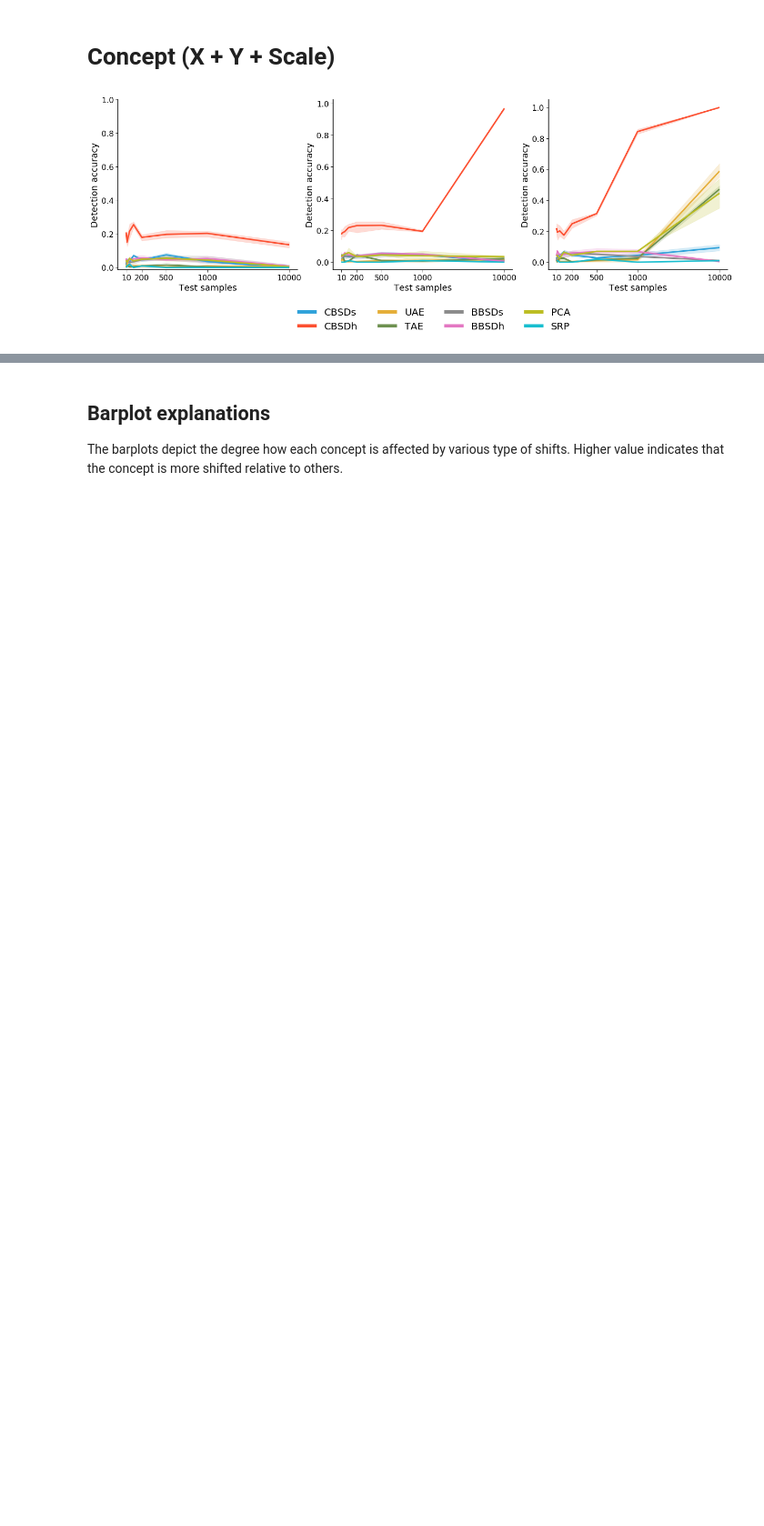
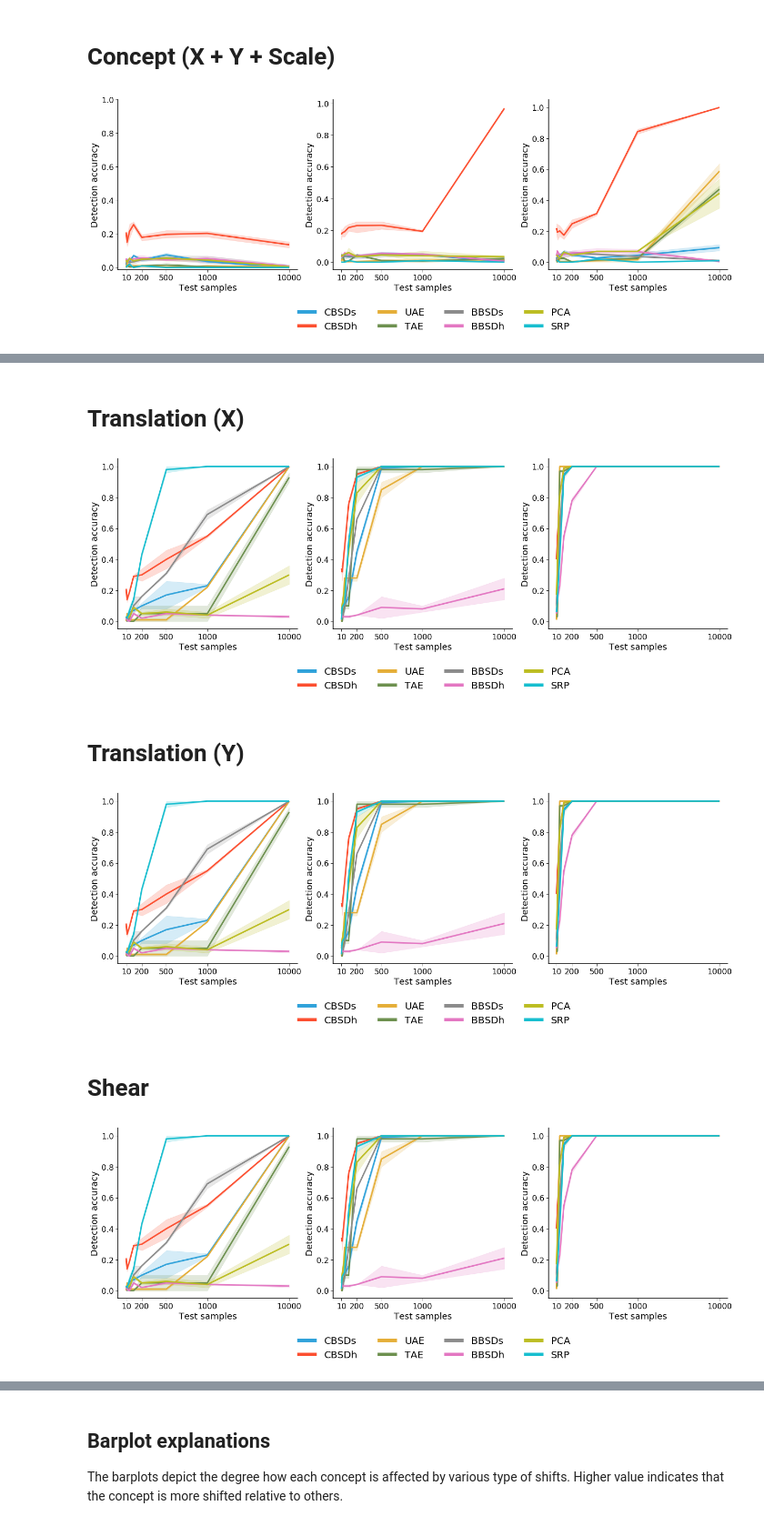
Before and after one commit to maleakhiw/explaining-dataset-shifts, a Jupyter notebook: experiments/dSprites/label_classifier_results_task1.ipynb, the cells around one changed output, grey strips where cells are left out. Shown at 91% size. Drawn from its saved outputs; the diff is of its cells as text; code cells hidden in the pictures; blank space fills up the shorter version.

Commit message:
show results in task 1

```diff
--- a/experiments/dSprites/label_classifier_results_task1.ipynb
+++ b/experiments/dSprites/label_classifier_results_task1.ipynb
@@ -189,0 +255,5 @@ for shift in list_shifts[4:7]:
+# %%
+list_dict_results = []
+for shift_str in list_shift_str[10:13]:
+    for label in list_labels:
+        list_dict_results.append(load_result(shift_str, label, False))
@@ -189,0 +278,4 @@ for shift in list_shifts[4:7]:
+# %%
+for shift in list_shifts[10:13]:
+    display(Markdown(f"# {shift}"))
+    summary_tables(list_dict_results, list_labels, list_is_concepts)
@@ -193,12 +311,14 @@ for shift in list_shifts[4:7]:
 The figures plot how detection accuracy changes over different test (real-world) samples provided to each shift detector method. We compare performances of various methods.
 # %%
 list_shifts = ["Knockout", "Concept (Scale)", "Concept (Shape + Scale)",
-              "Concept (X)", "Concept (Y)", "Concept (X + Y)", "Concept (X + Y + Scale)"]
+              "Concept (X)", "Concept (Y)", "Concept (X + Y)", "Concept (X + Y + Scale)",
+              "Translation (X)", "Translation (Y)", "Shear", "Zoom", "Rotation", "All"]
 list_labels = ["CBSDs", "CBSDh", "UAE", "TAE",
               "BBSDs", "BBSDh", "PCA", "SRP"]
 list_is_concepts = [True, True, False, False,
                    False, False, False, False]
-list_shift_str = ["ko", "scale", "scale_shape", "x", "y", "x_y", "x_y_scale"]
+list_shift_str = ["ko", "scale", "scale_shape", "x", "y", "x_y", "x_y_scale", "img_x", "img_y",
+                 "shear", "zoom", "rotation", "all"]
 # %% [markdown]
 ### Knockout shift
 # %%
@@ -302,0 +429,5 @@ for shift in list_shifts[4:7]:
+# %%
+list_dict_results = []
+for shift_str in list_shift_str[7:10]:
+    for label in list_labels:
+        list_dict_results.append(load_result(shift_str, label, False))
@@ -302,0 +452,11 @@ for shift in list_shifts[4:7]:
+# %%
+for shift in list_shifts[7:10]:
+    display(Markdown(f"# {shift}"))
+    plot_accuracy_vs_samples(list_dict_results, list_labels, list_is_concepts)
+# %% [output]
+# Translation (X)
+[figure, added]
+# Translation (Y)
+[figure, added]
+# Shear
+[figure, added]
```
Also changed, not shown: parts of 14 cells of this notebook.
